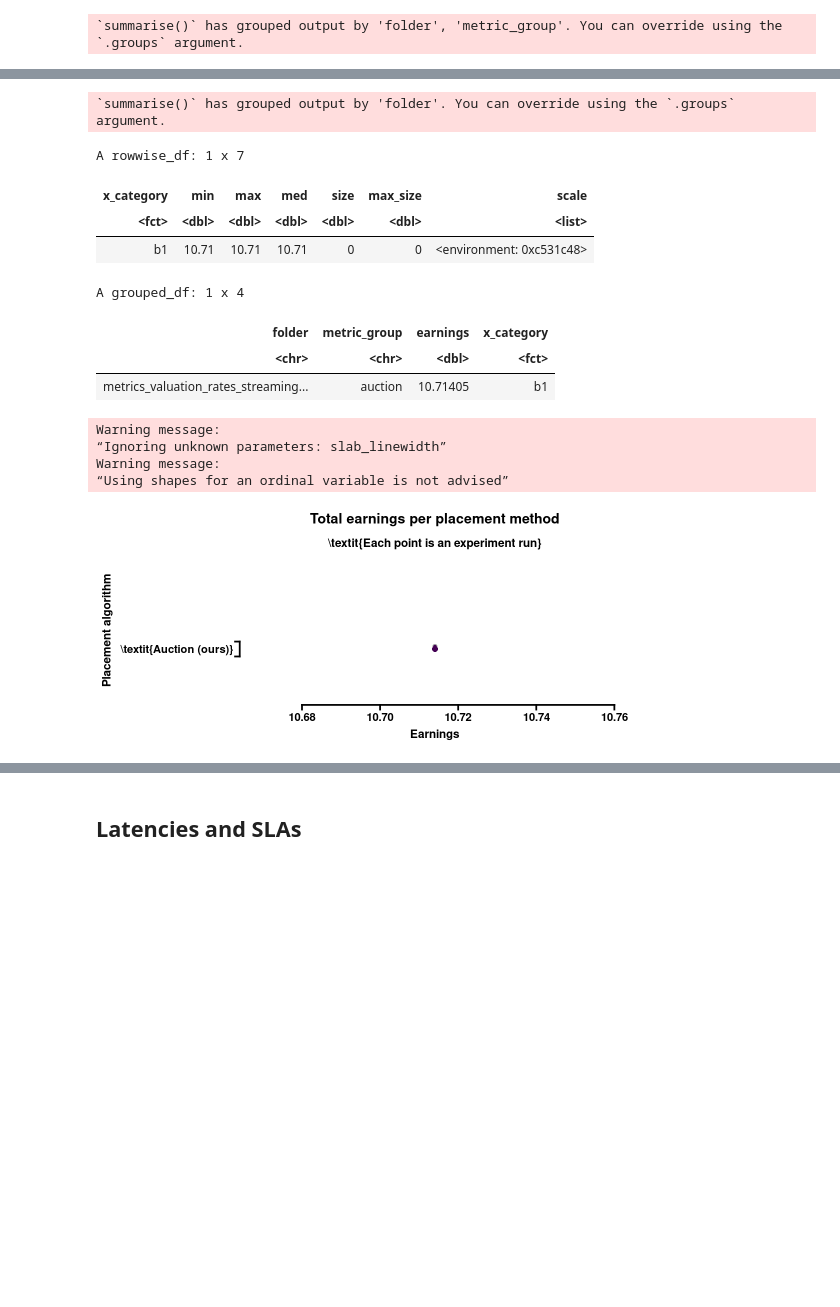
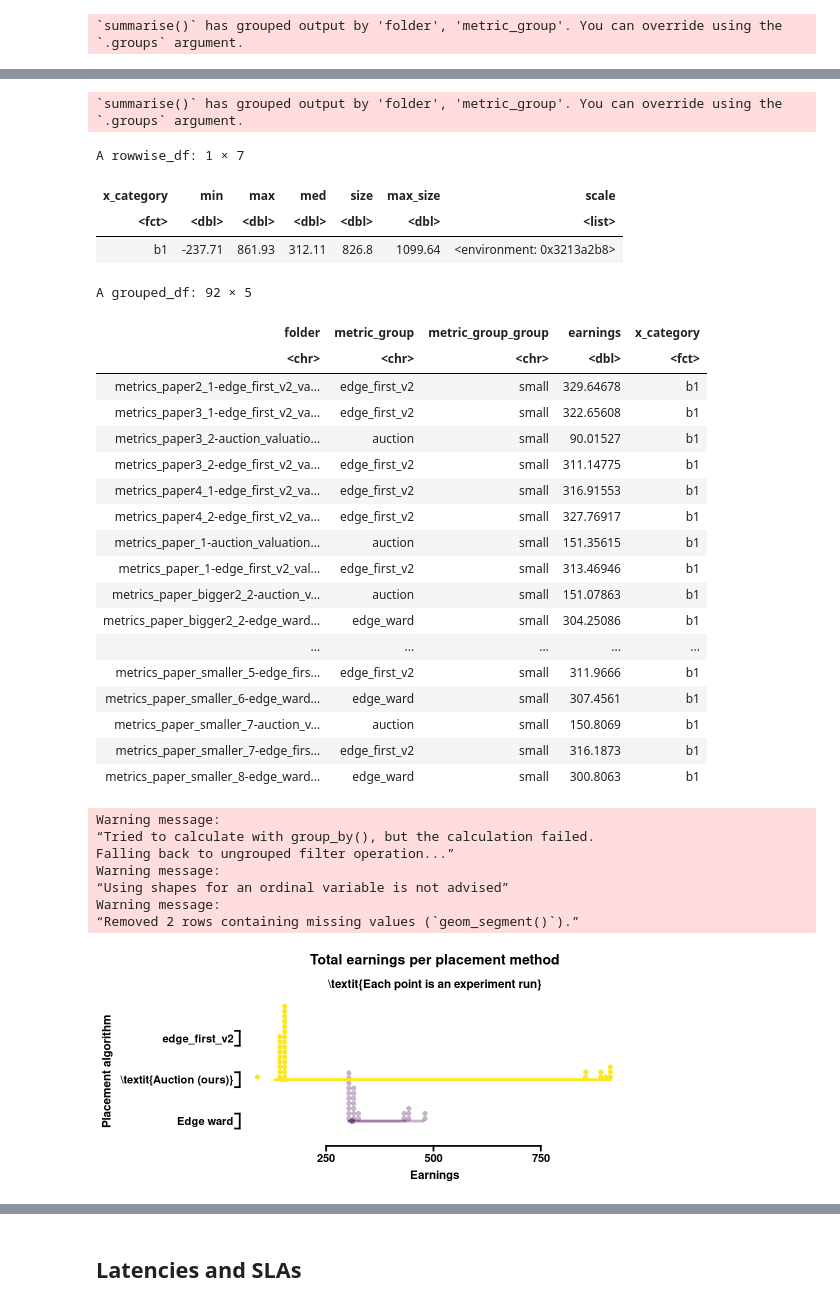
Before and after one commit to VolodiaPG/giraff, a Jupyter notebook: enos/live/experiment.ipynb, the cells around one changed output, grey strips where cells are left out. Cells and saved outputs as stored; diff of their text form; code cells hidden in the pictures; blank space fills up the shorter version.

```diff
--- a/enos/live/experiment.ipynb
+++ b/enos/live/experiment.ipynb
@@ -447,0 +579,21 @@ Check what nodes we have values for (usually the ones who have submitted bids an
+# %%
+node_connections <- vroom("./network_shape.csv", progress = FALSE, col_types = cols(), col_names = TRUE, delim = "\t", .name_repair = "unique") %>%
+  distinct() %>%
+  mutate(latency = as.numeric(latency)) %>%
+  mutate(source = to_snake_case(source), destination = to_snake_case(destination))
+
+node_levels <- vroom("./node_levels.csv", progress = FALSE, col_types = cols(), col_names = TRUE, delim = "\t", .name_repair = "unique") %>%
+  distinct() %>%
+  rename(name = source, level_value = level) %>%
+  mutate(
+    name = to_snake_case(name),
+    level = case_when(
+      level_value == 0 ~ "Cloud",
+      level_value == max(level_value) - 1 ~ "Edge+1",
+      level_value == max(level_value) ~ "Edge",
+      TRUE ~ paste("Cloud", as.character(level_value), sep = "+")
+    )
+  )
+  # add_row(values = 0, name = "marketplace", level = "Cloud") %>%
+  # mutate(level = factor(level, levels = unique(level_value), ordered = TRUE))
+colnames(node_levels)
@@ -760,2 +835,4 @@ functions_total %>%
 # %%
-bids_raw <- load_csv("fog_node_bids.csv") %>% prepare()
+bids_raw <- load_csv("bid_gauge.csv") %>% prepare() %>% prepare_convert()
+# bids_raw %>% filter(value < 0) %>% select(folder) %>% distinct()
+stopifnot(bids_raw %>% filter(value < 0) %>% summarise(n = n()) == 0)
@@ -873,9 +968,11 @@ Falling back to ungrouped filter operation...”
 # %%
-provisioned_sla <- load_csv("market_function_deployment_time.csv") %>%
+provisioned_sla <- load_csv("function_deployment_duration.csv") %>%
   prepare() %>%
+  prepare_convert() %>%
   select(bid_id, sla_id, folder, metric_group, metric_group_group) %>%
   distinct() %>%
   {
     .
   }
-# provisioned_sla
+colnames(provisioned_sla)
+# slice_sample(provisioned_sla, n=5)
@@ -1121,6 +1271,6 @@ Warning message:
 # %%
 grand_total_gains_local <- grand_total_gains %>%
-  group_by(folder, metric_group) %>%
+  group_by(folder, metric_group, metric_group_group) %>%
   summarise(earnings = sum(grand_total))
 categorize_x <- function(x) {
   if (x <= 130000) {
@@ -1171,40 +1321,58 @@ transform_ratio_graph_plot_sum_earnings <- grand_total_gains_local %>%
   ) +
   theme(
     legend.position = "none",
     strip.text.x = element_blank()
   ) +
   # facet_grid2(cols = vars(x_category), scales = "free_x") +
   # facetted_pos_scales(
   #   x = list(
   #     maxmin$scale[[1]],
   #     maxmin$scale[[2]]
   #   )
   # ) +
   # coord_cartesian(clip = "off") +
   # guides(x = guide_axis_truncated(trunc_lower = c(maxmin$min[[2]], maxmin$min[[1]]), trunc_upper = c(maxmin$max[[2]], maxmin$max[[1]]))) +
   # annotate("text", x = c(0, maxmin$max[[1]]), y = 0, label = "/ /", size = 10, vjust = 0.5) +
   scale_y_discrete(guide = guide_prism_bracket(width = 0.1)) +
   coord_capped_cart(bottom = "both")
 
 # guides(x = guide_axis_truncated(trunc_lower = maxmin$min, trunc_upper = maxmin$max))
 
 
 
 fig(9, 4)
 transform_ratio_graph_plot_sum_earnings
 # %% [output]
-`summarise()` has grouped output by 'folder'. You can override using the `.groups` argument.
+`summarise()` has grouped output by 'folder', 'metric_group'. You can override using the `.groups` argument.
-A rowwise_df: 1 x 7
+A rowwise_df: 1 × 7
 | x_category | min | max | med | size | max_size | scale |
 | <fct> | <dbl> | <dbl> | <dbl> | <dbl> | <dbl> | <list> |
-| b1 | 10.71 | 10.71 | 10.71 | 0 | 0 | <environment: 0xc531c48> |
+| b1 | -237.71 | 861.93 | 312.11 | 826.8 | 1099.64 | <environment: 0x3213a2b8> |
-A grouped_df: 1 x 4
+A grouped_df: 92 × 5
-| folder | metric_group | earnings | x_category |
-| <chr> | <chr> | <dbl> | <fct> |
-| metrics_valuation_rates_streaming... | auction | 10.71405 | b1 |
+| folder | metric_group | metric_group_group | earnings | x_category |
+| <chr> | <chr> | <chr> | <dbl> | <fct> |
+| metrics_paper2_1-edge_first_v2_va... | edge_first_v2 | small | 329.64678 | b1 |
+| metrics_paper3_1-edge_first_v2_va... | edge_first_v2 | small | 322.65608 | b1 |
+| metrics_paper3_2-auction_valuatio... | auction | small | 90.01527 | b1 |
+| metrics_paper3_2-edge_first_v2_va... | edge_first_v2 | small | 311.14775 | b1 |
+| metrics_paper4_1-edge_first_v2_va... | edge_first_v2 | small | 316.91553 | b1 |
+| metrics_paper4_2-edge_first_v2_va... | edge_first_v2 | small | 327.76917 | b1 |
+| metrics_paper_1-auction_valuation... | auction | small | 151.35615 | b1 |
+| metrics_paper_1-edge_first_v2_val... | edge_first_v2 | small | 313.46946 | b1 |
+| metrics_paper_bigger2_2-auction_v... | auction | small | 151.07863 | b1 |
+| metrics_paper_bigger2_2-edge_ward... | edge_ward | small | 304.25086 | b1 |
+| ... | ... | ... | ... | ... |
+| metrics_paper_smaller_5-edge_firs... | edge_first_v2 | small | 311.9666 | b1 |
+| metrics_paper_smaller_6-edge_ward... | edge_ward | small | 307.4561 | b1 |
+| metrics_paper_smaller_7-auction_v... | auction | small | 150.8069 | b1 |
+| metrics_paper_smaller_7-edge_firs... | edge_first_v2 | small | 316.1873 | b1 |
+| metrics_paper_smaller_8-edge_ward... | edge_ward | small | 300.8063 | b1 |
 Warning message:
-“Ignoring unknown parameters: slab_linewidth”
+“Tried to calculate with group_by(), but the calculation failed.
+Falling back to ungrouped filter operation...”
 Warning message:
 “Using shapes for an ordinal variable is not advised”
+Warning message:
+“Removed 2 rows containing missing values (`geom_segment()`).”
-[figure, old version]
+[figure, new version]
 # %%
```
Also changed, not shown: parts of 57 cells of this notebook, 30 other files.
